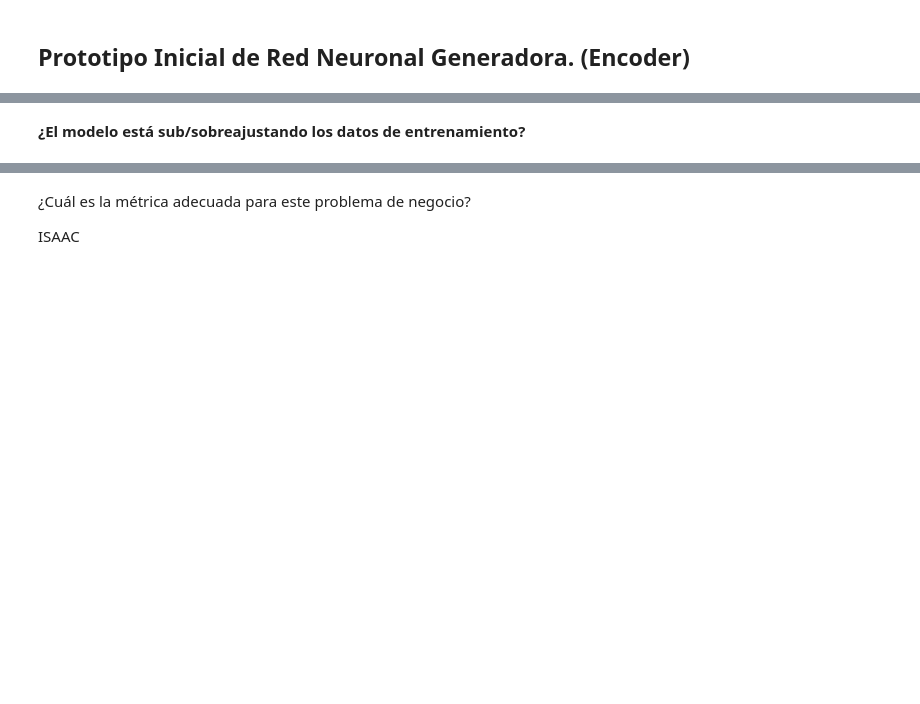
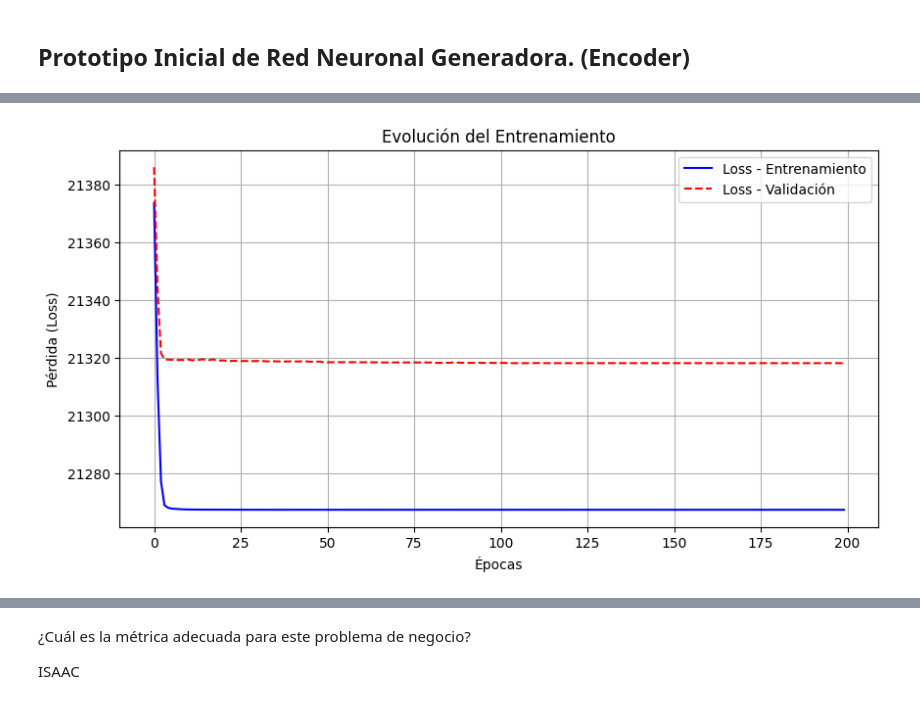
Before and after one commit to isak792/watermarking, a Jupyter notebook: notebooks/Avance3.5Equipo.ipynb, the cells around one changed output, grey strips where cells are left out. Saved outputs shown, nothing was run; the diff lists cells and outputs as text; code cells hidden in the pictures; blank space fills up the shorter version.

```diff
--- a/notebooks/Avance3.5Equipo.ipynb
+++ b/notebooks/Avance3.5Equipo.ipynb
@@ -168,0 +191,17 @@ Forma de los hashes de entrenamiento: (2177, 32)
+# %%
+from sklearn.model_selection import train_test_split
+
+# División en Train (70%) y Test+Valid (30%)
+firmas_train, firmas_temp, hashes_train, hashes_temp = train_test_split(
+    firmas_wavelet, hashes_entrenamiento, test_size=0.3, random_state=42
+)
+
+# División en Validación (15%) y Prueba (15%)
+firmas_val, firmas_test, hashes_val, hashes_test = train_test_split(
+    firmas_temp, hashes_temp, test_size=0.5, random_state=42
+)
+
+# Verificar tamaños de los conjuntos
+print("Tamaño del conjunto de entrenamiento:", firmas_train.shape)
+print("Tamaño del conjunto de validación:", firmas_val.shape)
+print("Tamaño del conjunto de prueba:", firmas_test.shape)
@@ -203,2 +273,26 @@ Epoch 200/200
-# %% [markdown]
-**¿El modelo está sub/sobreajustando los datos de entrenamiento?**
+# %%
+def plot_training_history(history):
+    """
+    Genera una gráfica de la evolución del entrenamiento de la red neuronal.
+
+    """
+    plt.figure(figsize=(10, 5))
+
+    # Gráfica de la pérdida (loss)
+    plt.plot(history.history['loss'], label='Loss - Entrenamiento', color='blue')
+    plt.plot(history.history['val_loss'], label='Loss - Validación', color='red', linestyle='dashed')
+
+    # Configuración del gráfico
+    plt.xlabel('Épocas')
+    plt.ylabel('Pérdida (Loss)')
+    plt.title('Evolución del Entrenamiento')
+    plt.legend()
+    plt.grid(True)
+
+    # Mostrar la gráfica
+    plt.show()
+
+# Suponiendo que la variable `history` contiene el historial de entrenamiento de Keras:
+plot_training_history(history)
+# %% [output]
+[figure, added]
```
Also changed, not shown: parts of 15 cells of this notebook.
